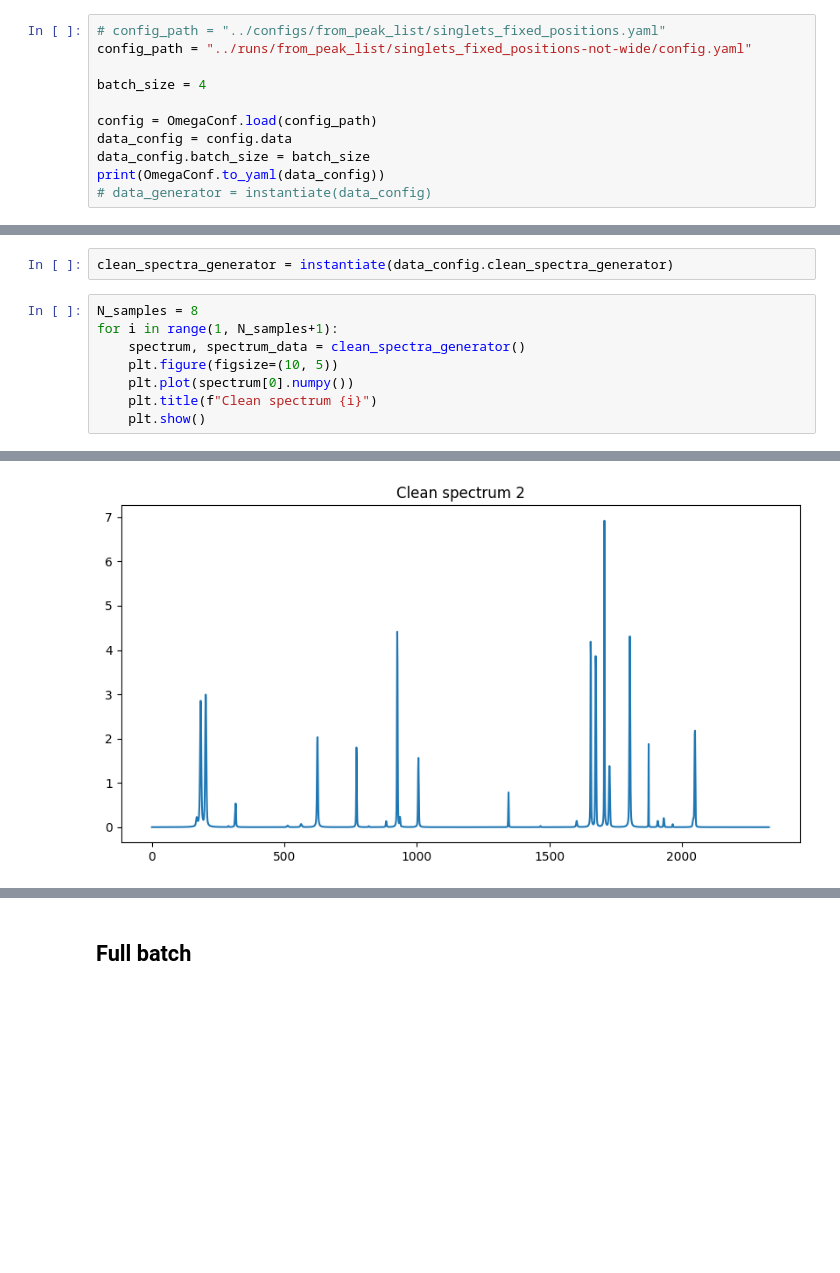
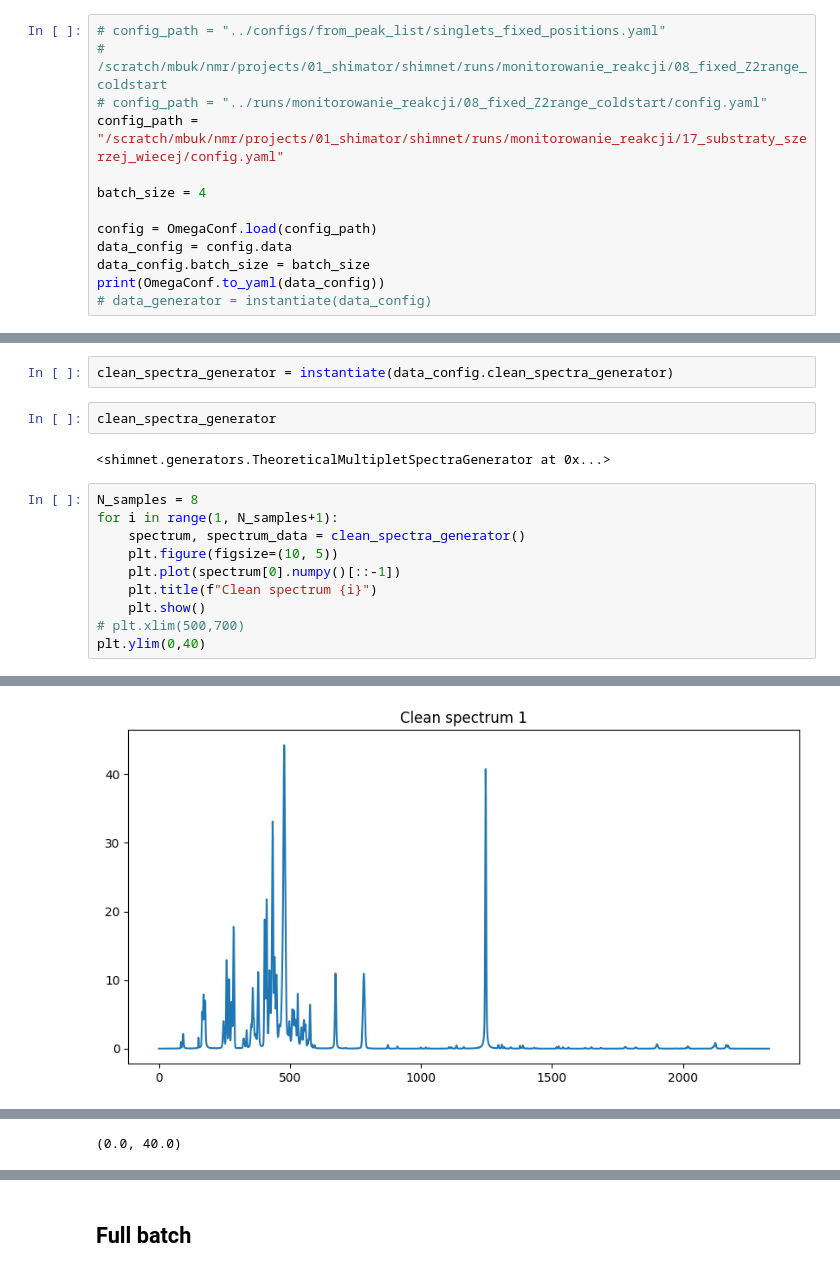
Before and after one commit to center4ml/shimnet, a Jupyter notebook: notebooks/view_datapipe.ipynb, the cells around one changed output, grey strips where cells are left out. Cells and saved outputs as stored; diff of their text form; blank space fills up the shorter version.

```diff
--- a/notebooks/view_datapipe.ipynb
+++ b/notebooks/view_datapipe.ipynb
@@ -5,7 +5,9 @@ from omegaconf import OmegaConf
 import matplotlib.pyplot as plt
 # %%
 # config_path = "../configs/from_peak_list/singlets_fixed_positions.yaml"
-config_path = "../runs/from_peak_list/singlets_fixed_positions-not-wide/config.yaml"
+# /scratch/mbuk/nmr/projects/01_shimator/shimnet/runs/monitorowanie_reakcji/08_fixed_Z2range_coldstart
+# config_path = "../runs/monitorowanie_reakcji/08_fixed_Z2range_coldstart/config.yaml"
+config_path = "/scratch/mbuk/nmr/projects/01_shimator/shimnet/runs/monitorowanie_reakcji/17_substraty_szerzej_wiecej/config.yaml"
 
 batch_size = 4
 
@@ -52,12 +64,18 @@ except AttributeError:
 ## Clean spectra
 # %%
 clean_spectra_generator = instantiate(data_config.clean_spectra_generator)
+# %%
+clean_spectra_generator
+# %% [output]
+<shimnet.generators.TheoreticalMultipletSpectraGenerator at 0x...>
 # %%
 N_samples = 8
 for i in range(1, N_samples+1):
     spectrum, spectrum_data = clean_spectra_generator()
     plt.figure(figsize=(10, 5))
-    plt.plot(spectrum[0].numpy())
+    plt.plot(spectrum[0].numpy()[::-1])
     plt.title(f"Clean spectrum {i}")
     plt.show()
+# plt.xlim(500,700)
+plt.ylim(0,40)
 # %% [output]
@@ -65 +83 @@ for i in range(1, N_samples+1):
-[figure, old version]
+[figure, new version]
@@ -71,0 +90 @@ for i in range(1, N_samples+1):
+(0.0, 40.0)
```
Also changed, not shown: parts of 7 cells of this notebook, 1 other file.
